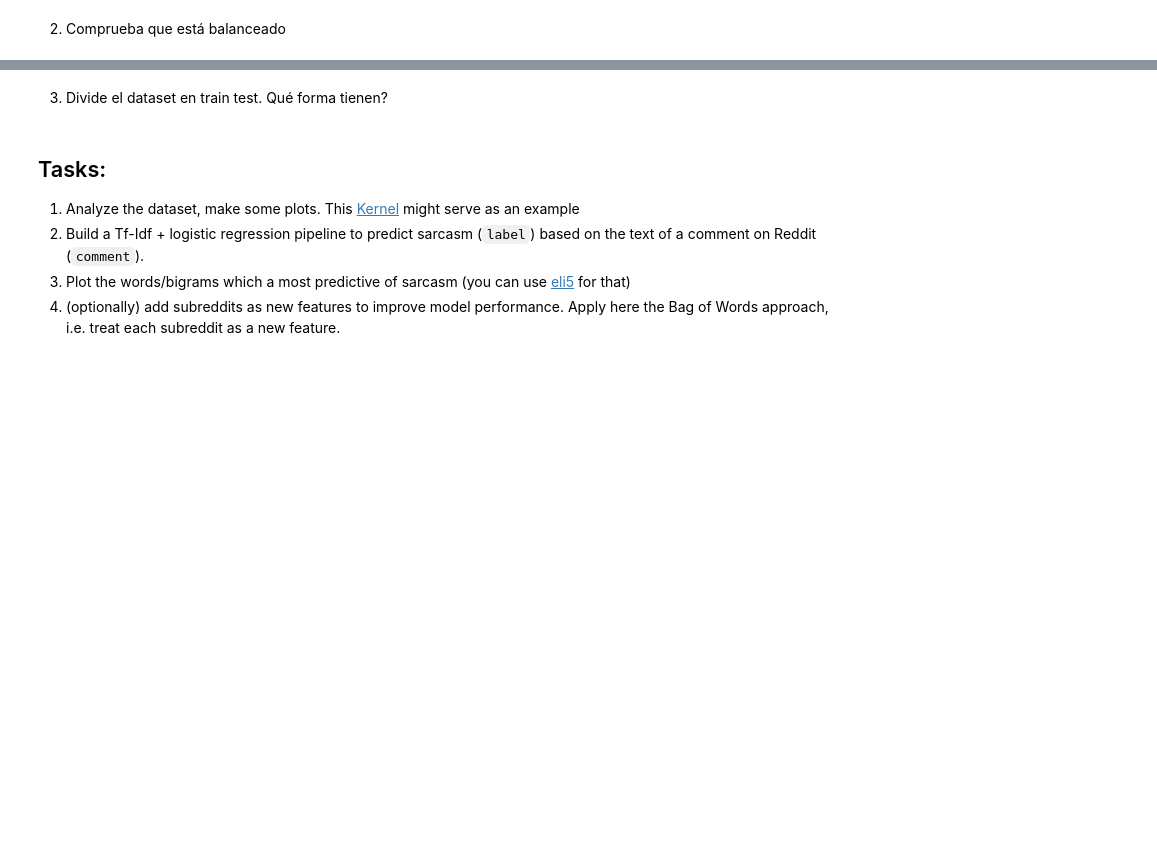
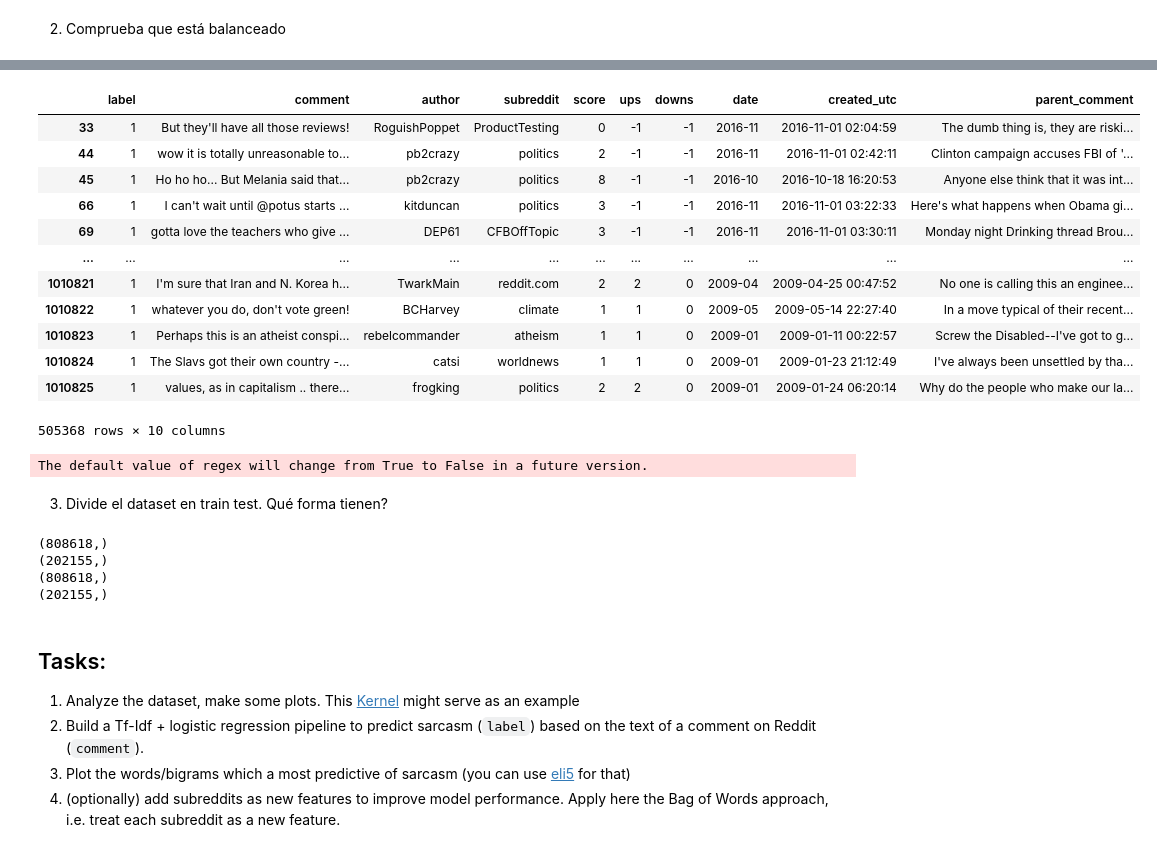
Before and after one commit to MNievas12/2304_dsft_thebridge, a Jupyter notebook: 3-Machine_Learning/5-NLP/NLTK&CountVectorizer/ejercicios/sarcasm_detection.ipynb, the cells around one changed output, grey strips where cells are left out. Saved outputs shown, nothing was run; the diff lists cells and outputs as text; code cells hidden in the pictures; blank space fills up the shorter version.

```diff
--- a/3-Machine_Learning/5-NLP/NLTK&CountVectorizer/ejercicios/sarcasm_detection.ipynb
+++ b/3-Machine_Learning/5-NLP/NLTK&CountVectorizer/ejercicios/sarcasm_detection.ipynb
@@ -14,0 +104,20 @@ Para este ejercicio vas a utilizar el dataset del paper [A Large Self-Annotated
+# %%
+df[df['label']==1]
+# %% [output]
+|  | label | comment | author | subreddit | score | ups | downs | date | created_utc | parent_comment |
+| 33 | 1 | But they'll have all those reviews! | RoguishPoppet | ProductTesting | 0 | -1 | -1 | 2016-11 | 2016-11-01 02:04:59 | The dumb thing is, they are riski... |
+| 44 | 1 | wow it is totally unreasonable to... | pb2crazy | politics | 2 | -1 | -1 | 2016-11 | 2016-11-01 02:42:11 | Clinton campaign accuses FBI of '... |
+| 45 | 1 | Ho ho ho... But Melania said that... | pb2crazy | politics | 8 | -1 | -1 | 2016-10 | 2016-10-18 16:20:53 | Anyone else think that it was int... |
+| 66 | 1 | I can't wait until @potus starts ... | kitduncan | politics | 3 | -1 | -1 | 2016-11 | 2016-11-01 03:22:33 | Here's what happens when Obama gi... |
+| 69 | 1 | gotta love the teachers who give ... | DEP61 | CFBOffTopic | 3 | -1 | -1 | 2016-11 | 2016-11-01 03:30:11 | Monday night Drinking thread Brou... |
+| ... | ... | ... | ... | ... | ... | ... | ... | ... | ... | ... |
+| 1010821 | 1 | I'm sure that Iran and N. Korea h... | TwarkMain | reddit.com | 2 | 2 | 0 | 2009-04 | 2009-04-25 00:47:52 | No one is calling this an enginee... |
+| 1010822 | 1 | whatever you do, don't vote green! | BCHarvey | climate | 1 | 1 | 0 | 2009-05 | 2009-05-14 22:27:40 | In a move typical of their recent... |
+| 1010823 | 1 | Perhaps this is an atheist conspi... | rebelcommander | atheism | 1 | 1 | 0 | 2009-01 | 2009-01-11 00:22:57 | Screw the Disabled--I've got to g... |
+| 1010824 | 1 | The Slavs got their own country -... | catsi | worldnews | 1 | 1 | 0 | 2009-01 | 2009-01-23 21:12:49 | I've always been unsettled by tha... |
+| 1010825 | 1 | values, as in capitalism .. there... | frogking | politics | 2 | 2 | 0 | 2009-01 | 2009-01-24 06:20:14 | Why do the people who make our la... |
+505368 rows × 10 columns
+# %%
+df['comment'] = df['comment'].str.replace('[^\w\s]', '')
+# %% [output]
+The default value of regex will change from True to False in a future version.
@@ -17,3 +132,13 @@ Para este ejercicio vas a utilizar el dataset del paper [A Large Self-Annotated
+# %%
+print(X_train.shape)
+print(X_test.shape)
+print(y_train.shape)
+print(y_test.shape)
+# %% [output]
+(808618,)
+(202155,)
+(808618,)
+(202155,)
 # %% [markdown]
 ## Tasks:
 1. Analyze the dataset, make some plots. This [Kernel](https://www.kaggle.com/sudalairajkumar/simple-exploration-notebook-qiqc) might serve as an example
```
Also changed, not shown: parts of 25 cells of this notebook.
